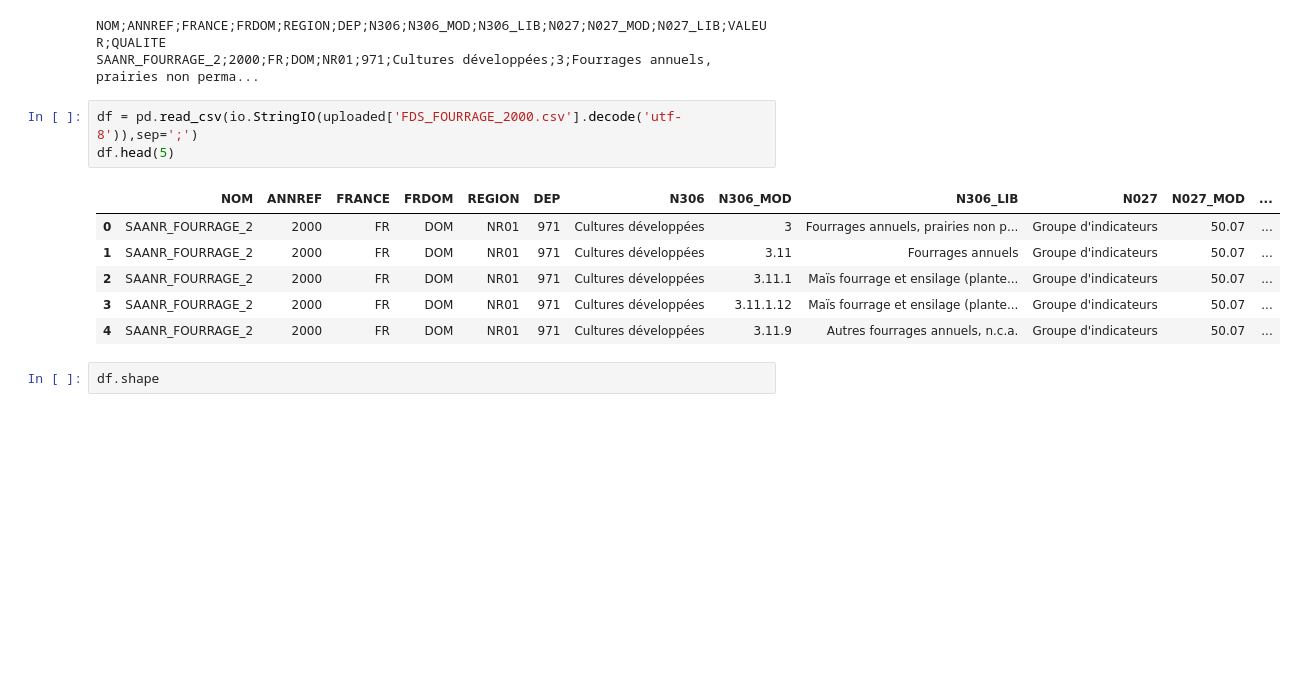
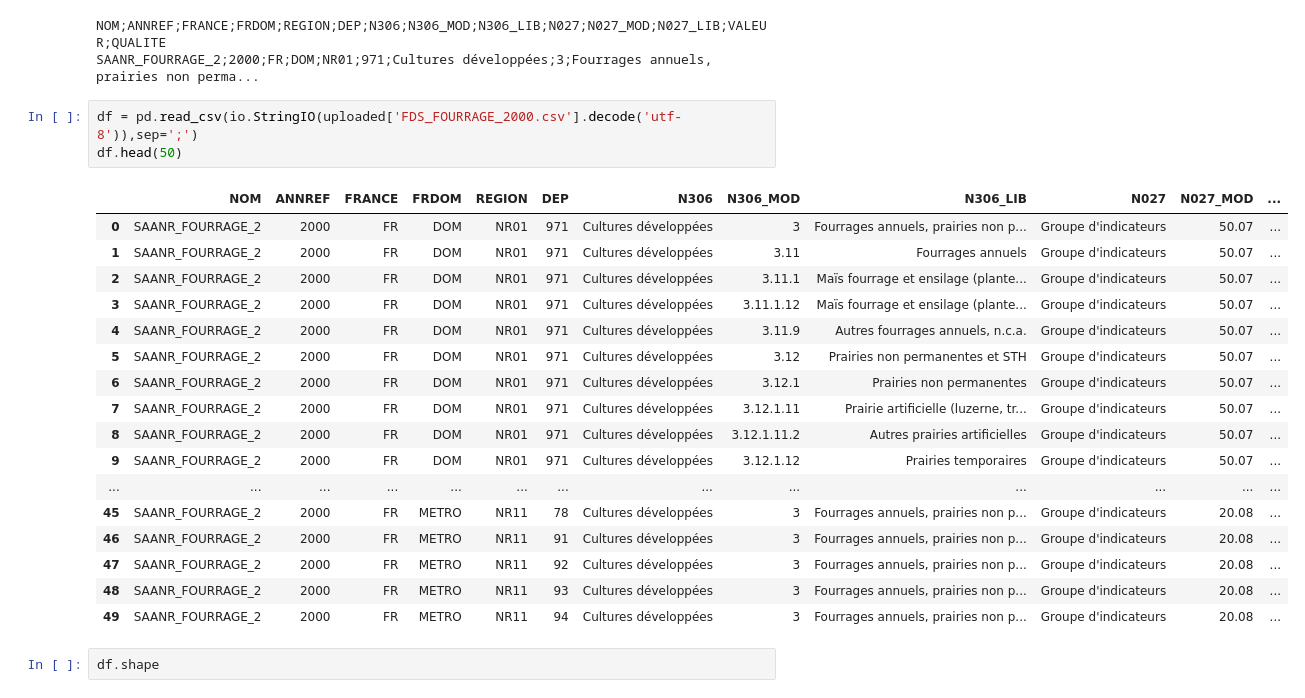
Before and after one commit to Yiyaoo/FDS_first_step, a Jupyter notebook: stage.ipynb, the cells around one changed output. Cells and saved outputs as stored; diff of their text form; blank space fills up the shorter version.

```diff
--- a/stage.ipynb
+++ b/stage.ipynb
@@ -18,14 +18,25 @@ print (uploaded['FDS_FOURRAGE_2000.csv'][:200].decode('utf-8') + '...')
 SAANR_FOURRAGE_2;2000;FR;DOM;NR01;971;Cultures développées;3;Fourrages annuels, prairies non perma...
 # %%
 df = pd.read_csv(io.StringIO(uploaded['FDS_FOURRAGE_2000.csv'].decode('utf-8')),sep=';')
-df.head(5)
+df.head(50)
 # %% [output]
 |  | NOM | ANNREF | FRANCE | FRDOM | REGION | DEP | N306 | N306_MOD | N306_LIB | N027 | N027_MOD | ... |
 | 0 | SAANR_FOURRAGE_2 | 2000 | FR | DOM | NR01 | 971 | Cultures développées | 3 | Fourrages annuels, prairies non p... | Groupe d'indicateurs | 50.07 | ... |
 | 1 | SAANR_FOURRAGE_2 | 2000 | FR | DOM | NR01 | 971 | Cultures développées | 3.11 | Fourrages annuels | Groupe d'indicateurs | 50.07 | ... |
 | 2 | SAANR_FOURRAGE_2 | 2000 | FR | DOM | NR01 | 971 | Cultures développées | 3.11.1 | Maïs fourrage et ensilage (plante... | Groupe d'indicateurs | 50.07 | ... |
 | 3 | SAANR_FOURRAGE_2 | 2000 | FR | DOM | NR01 | 971 | Cultures développées | 3.11.1.12 | Maïs fourrage et ensilage (plante... | Groupe d'indicateurs | 50.07 | ... |
 | 4 | SAANR_FOURRAGE_2 | 2000 | FR | DOM | NR01 | 971 | Cultures développées | 3.11.9 | Autres fourrages annuels, n.c.a. | Groupe d'indicateurs | 50.07 | ... |
+| 5 | SAANR_FOURRAGE_2 | 2000 | FR | DOM | NR01 | 971 | Cultures développées | 3.12 | Prairies non permanentes et STH | Groupe d'indicateurs | 50.07 | ... |
+| 6 | SAANR_FOURRAGE_2 | 2000 | FR | DOM | NR01 | 971 | Cultures développées | 3.12.1 | Prairies non permanentes | Groupe d'indicateurs | 50.07 | ... |
+| 7 | SAANR_FOURRAGE_2 | 2000 | FR | DOM | NR01 | 971 | Cultures développées | 3.12.1.11 | Prairie artificielle (luzerne, tr... | Groupe d'indicateurs | 50.07 | ... |
+| 8 | SAANR_FOURRAGE_2 | 2000 | FR | DOM | NR01 | 971 | Cultures développées | 3.12.1.11.2 | Autres prairies artificielles | Groupe d'indicateurs | 50.07 | ... |
+| 9 | SAANR_FOURRAGE_2 | 2000 | FR | DOM | NR01 | 971 | Cultures développées | 3.12.1.12 | Prairies temporaires | Groupe d'indicateurs | 50.07 | ... |
+| ... | ... | ... | ... | ... | ... | ... | ... | ... | ... | ... | ... | ... |
+| 45 | SAANR_FOURRAGE_2 | 2000 | FR | METRO | NR11 | 78 | Cultures développées | 3 | Fourrages annuels, prairies non p... | Groupe d'indicateurs | 20.08 | ... |
+| 46 | SAANR_FOURRAGE_2 | 2000 | FR | METRO | NR11 | 91 | Cultures développées | 3 | Fourrages annuels, prairies non p... | Groupe d'indicateurs | 20.08 | ... |
+| 47 | SAANR_FOURRAGE_2 | 2000 | FR | METRO | NR11 | 92 | Cultures développées | 3 | Fourrages annuels, prairies non p... | Groupe d'indicateurs | 20.08 | ... |
+| 48 | SAANR_FOURRAGE_2 | 2000 | FR | METRO | NR11 | 93 | Cultures développées | 3 | Fourrages annuels, prairies non p... | Groupe d'indicateurs | 20.08 | ... |
+| 49 | SAANR_FOURRAGE_2 | 2000 | FR | METRO | NR11 | 94 | Cultures développées | 3 | Fourrages annuels, prairies non p... | Groupe d'indicateurs | 20.08 | ... |
 # %%
 df.shape
 # %% [output]
```
Also changed, not shown: parts of 10 cells of this notebook.
